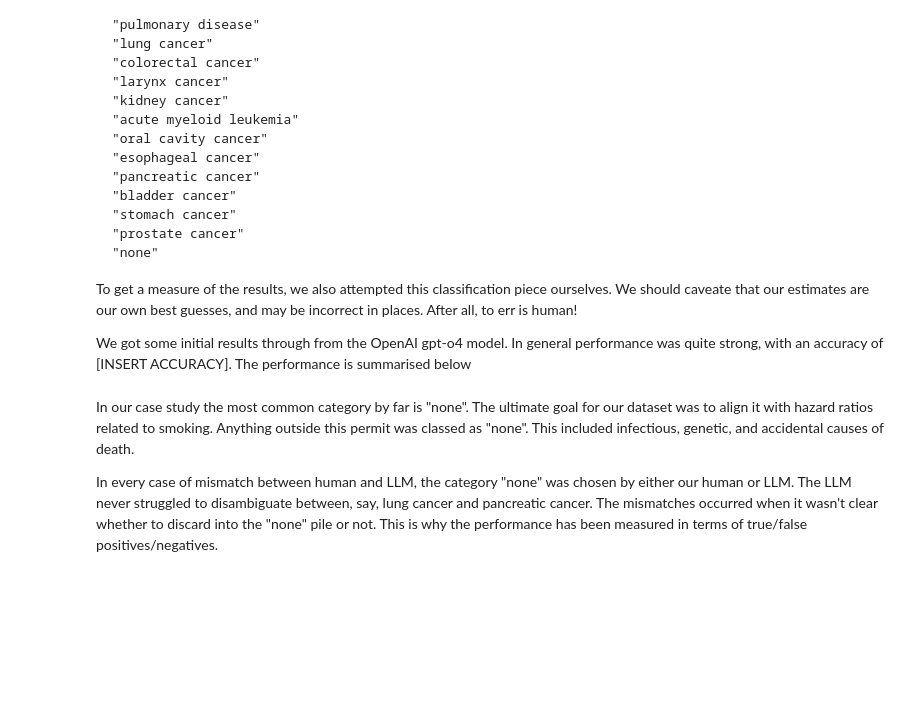
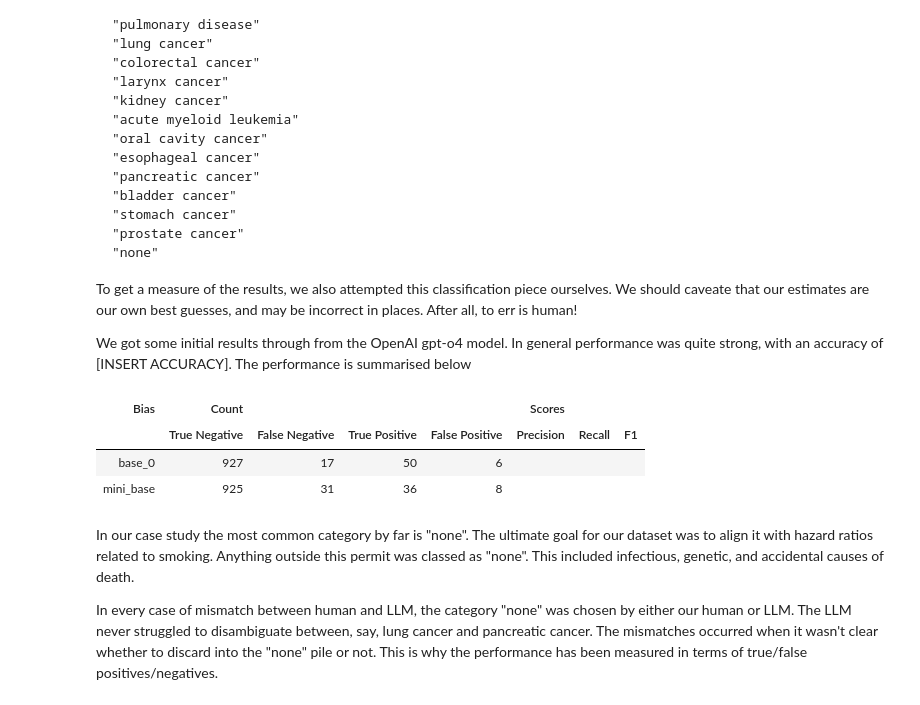
Before and after one commit to IFoA-LifeAI/LLM_ClaimClassification_Article, a Jupyter notebook: Article.ipynb, the cells around one changed output. Cells and saved outputs as stored; diff of their text form; code cells hidden in the pictures; blank space fills up the shorter version.

Commit message:
add mini results

```diff
--- a/Article.ipynb
+++ b/Article.ipynb
@@ -33,8 +33,92 @@ To get a measure of the results, we also attempted this classification piece our
 
 We got some initial results through from the OpenAI gpt-o4 model. In general performance was quite strong, with an accuracy of [INSERT ACCURACY]. The performance is summarised below
 # %%
-# Table with TRUE/FALSE POSITIVE/NEGATIVE counts, as well as precision, recall and F1 scores
-# (i.e. table 3 in https://paulbeardactuarial.github.io/artificial_actuary_cod.html, but with gpt-4o)
+import pandas as pd
+import numpy as np
+from pathlib import Path
+import great_tables as gt
+
+# Human predictions
+human_pred_csv = Path("./Data/cause_of_death.csv")
+cod_df = pd.read_csv(human_pred_csv)
+hm_df = cod_df[cod_df["train_test"] == "test"][[
+    "cause_of_death", "category_human"]]
+
+
+rec = hm_df
+
+suffixes = ["mini_base", "base_0"]
+for suffix in suffixes:
+    filename = f"output_gpt_4o_{suffix}.csv"
+    output_csv_path = Path(f"./Data/{filename}")
+    cols_keep = ["cause_of_death", "category"]
+    lp_df = pd.read_csv(output_csv_path).loc[:, cols_keep]
+    rec = pd.merge(rec, lp_df, on="cause_of_death")
+    rec[suffix] =  rec["category"].case_when(
+        caselist= [
+            (lambda x: (rec["category_human"] == x) & (x == "none"), "TN"),
+            (lambda x: (rec["category_human"] == x) & (x != "none"), "TP"),
+            (lambda x: (rec["category_human"] != x) & (x == "none"), "FN"),
+            (lambda x: (rec["category_human"] != x) & (x != "none"), "FP")
+            ]
+    )
+    rec = rec.drop("category", axis=1)
+
+
+sdf = (rec[suffixes]
+ .melt()
+ .value_counts()
+ .reset_index()
+ .set_index("variable")
+ .pivot(columns="value", values="count")
+ .apply(lambda x: x.fillna(0))
+)
+
+sdf = sdf.assign(
+    precision = sdf["TP"] / (sdf["TP"] + sdf["FP"]),
+    recall = sdf["TP"] / (sdf["TP"] + sdf["FN"])
+)
+sdf = sdf.assign(
+    f1 = 2 * sdf["precision"] * sdf["recall"] / (sdf["precision"] + sdf["recall"])
+)
+
+from great_tables import GT, style, loc, nanoplot_options
+
+nnplt = nanoplot_options(
+                data_point_radius=20,
+                data_bar_fill_color="forestgreen",
+                show_vertical_guides=False
+            )
+
+# 1. Initialize the table
+tab = (
+    GT(sdf.reset_index())
+
+    # 2. Group columns under 'Count' and 'Scores' (Spanners)
+    .tab_spanner(label="Count", columns=["TN", "FN", "TP", "FP"])
+    .tab_spanner(label="Scores", columns=["precision", "recall", "f1"])
+    .cols_label(
+        variable="Bias",
+        TN="True Negative", FN="False Negative",
+        TP="True Positive", FP="False Positive",
+        precision="Precision", recall="Recall", f1="F1"
+    )
+    .fmt_percent(columns=["precision", "recall", "f1"], decimals=0)
+    .fmt_number(columns=["TN", "FN", "TP", "FP"], decimals=0)
+    .fmt_nanoplot(columns="precision", plot_type="bar", autoscale=False, options=nnplt, expand_y=True)
+    .fmt_nanoplot(columns="recall", plot_type="bar", autoscale=False, options=nnplt)
+    .fmt_nanoplot(columns="f1", plot_type="bar", autoscale=False, options=nnplt)
+
+
+    .cols_align(align="center", columns=["TN", "FN", "TP", "FP", "precision", "recall", "f1"])
+)
+
+tab
+# %% [output]
+| Bias | Count |  |  |  | Scores |  |  |
+|  | True Negative | False Negative | True Positive | False Positive | Precision | Recall | F1 |
+| base_0 | 927 | 17 | 50 | 6 |  |  |  |
+| mini_base | 925 | 31 | 36 | 8 |  |  |  |
 # %% [markdown]
 In our case study the most common category by far is "none". The ultimate goal for our dataset was to align it with hazard ratios related to smoking. Anything outside this permit was classed as "none". This included infectious, genetic, and accidental causes of death.
 
```
Also changed, not shown: 2 other files.
